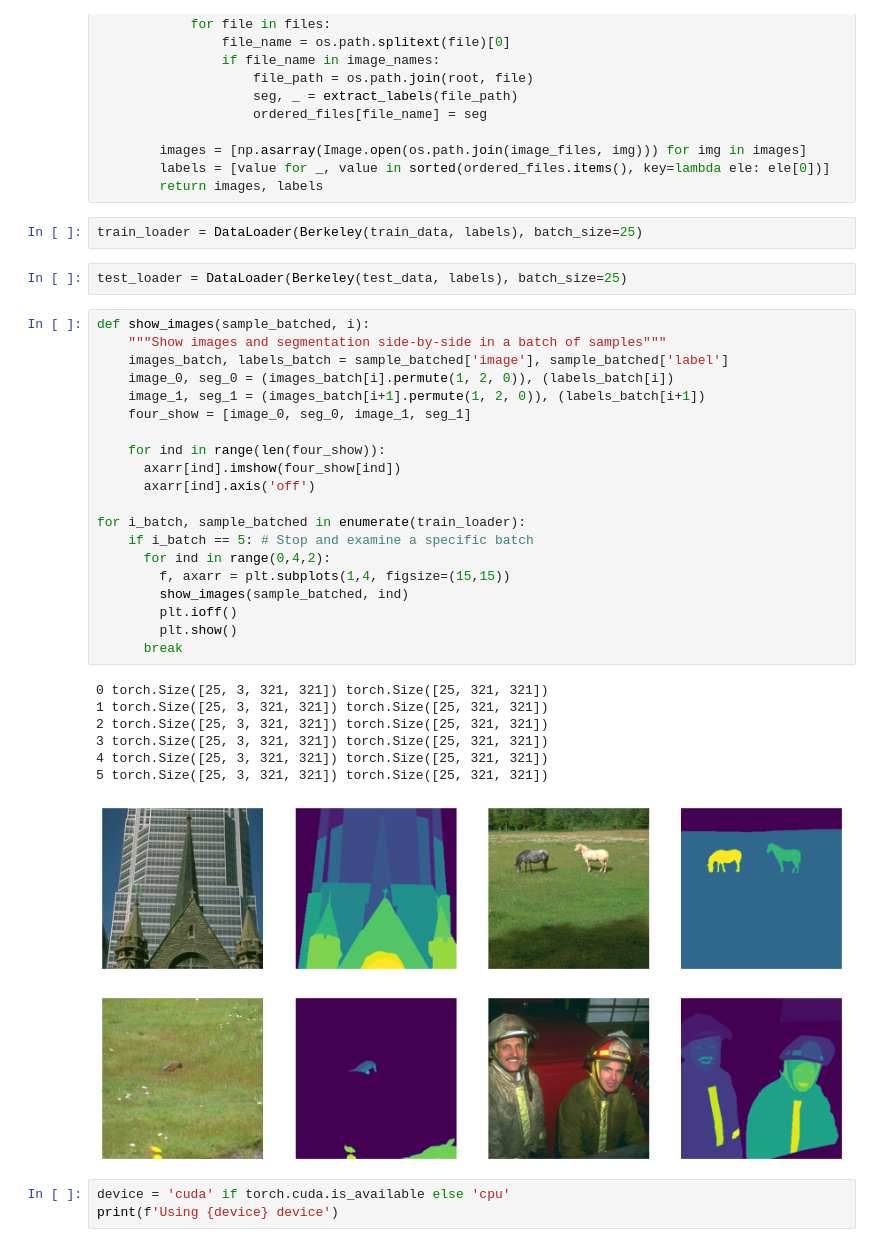
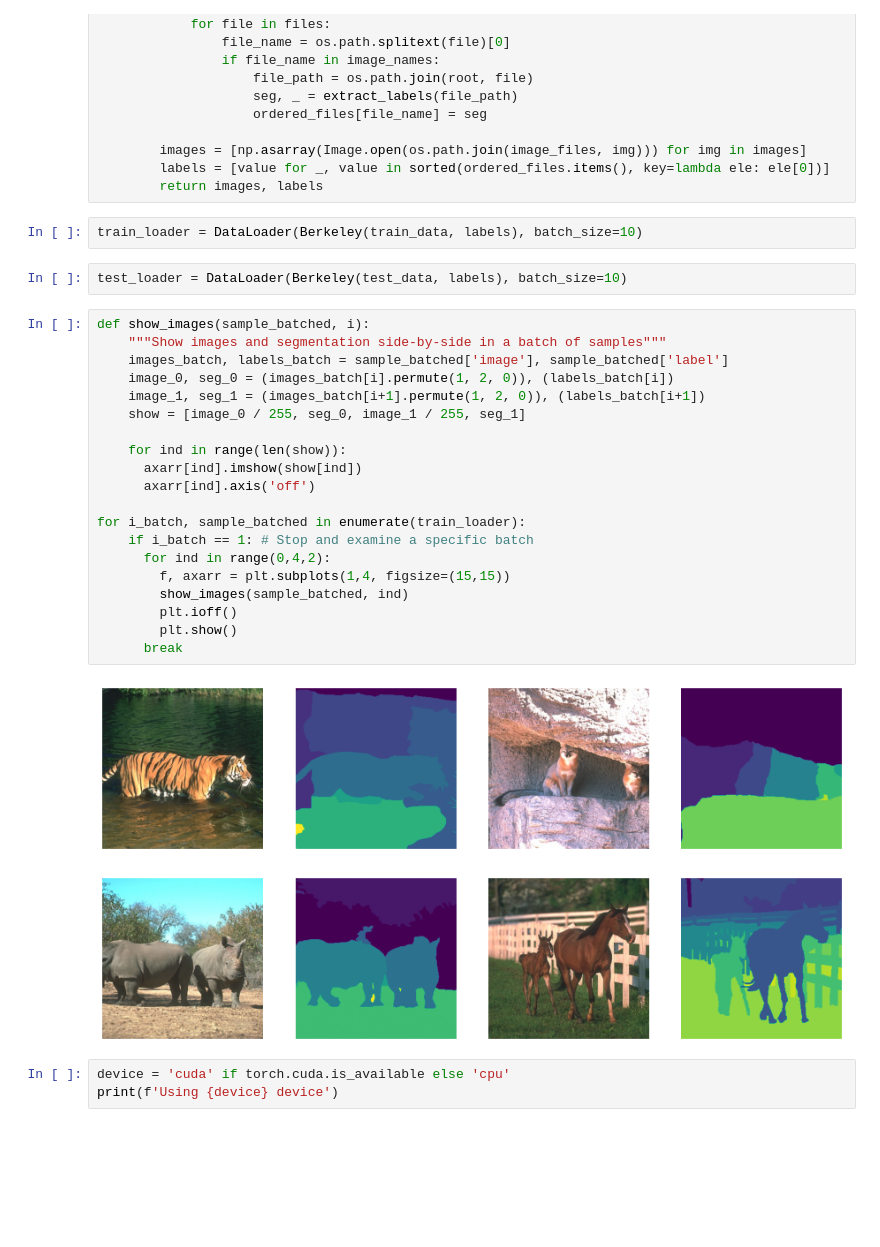
Before and after one commit to ego-alt/segmentation-from-scratch, a Jupyter notebook: segmentation.ipynb, the cells around one changed output. Drawn from its saved outputs; the diff is of its cells as text; blank space fills up the shorter version.

Commit message:
Basic training loop

```diff
--- a/segmentation.ipynb
+++ b/segmentation.ipynb
@@ -133,38 +132,32 @@ class Berkeley(Dataset):
         labels = [value for _, value in sorted(ordered_files.items(), key=lambda ele: ele[0])]
         return images, labels
 # %%
-train_loader = DataLoader(Berkeley(train_data, labels), batch_size=25)
+train_loader = DataLoader(Berkeley(train_data, labels), batch_size=10)
 # %%
-test_loader = DataLoader(Berkeley(test_data, labels), batch_size=25)
+test_loader = DataLoader(Berkeley(test_data, labels), batch_size=10)
 # %%
 def show_images(sample_batched, i):
     """Show images and segmentation side-by-side in a batch of samples"""
     images_batch, labels_batch = sample_batched['image'], sample_batched['label']
     image_0, seg_0 = (images_batch[i].permute(1, 2, 0)), (labels_batch[i])
     image_1, seg_1 = (images_batch[i+1].permute(1, 2, 0)), (labels_batch[i+1])
-    four_show = [image_0, seg_0, image_1, seg_1]
+    show = [image_0 / 255, seg_0, image_1 / 255, seg_1]
 
-    for ind in range(len(four_show)):
-      axarr[ind].imshow(four_show[ind])
+    for ind in range(len(show)):
+      axarr[ind].imshow(show[ind])
       axarr[ind].axis('off')
 
 for i_batch, sample_batched in enumerate(train_loader):
-    if i_batch == 5: # Stop and examine a specific batch
+    if i_batch == 1: # Stop and examine a specific batch
       for ind in range(0,4,2):
         f, axarr = plt.subplots(1,4, figsize=(15,15))
         show_images(sample_batched, ind)
         plt.ioff()
         plt.show()
       break
 # %% [output]
-0 torch.Size([25, 3, 321, 321]) torch.Size([25, 321, 321])
-1 torch.Size([25, 3, 321, 321]) torch.Size([25, 321, 321])
-2 torch.Size([25, 3, 321, 321]) torch.Size([25, 321, 321])
-3 torch.Size([25, 3, 321, 321]) torch.Size([25, 321, 321])
-4 torch.Size([25, 3, 321, 321]) torch.Size([25, 321, 321])
-5 torch.Size([25, 3, 321, 321]) torch.Size([25, 321, 321])
-[figure, old version]
+[figure, new version]
-[figure, old version]
+[figure, new version]
 # %%
 device = 'cuda' if torch.cuda.is_available else 'cpu'
 print(f'Using {device} device')
```
Also changed, not shown: parts of 6 cells of this notebook.
